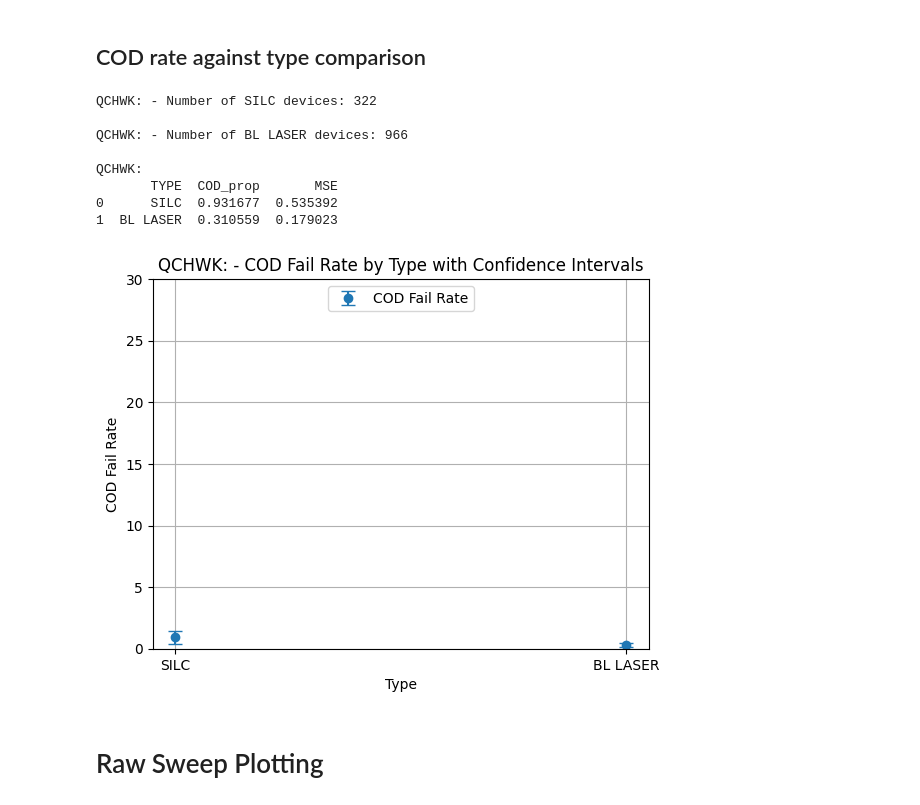
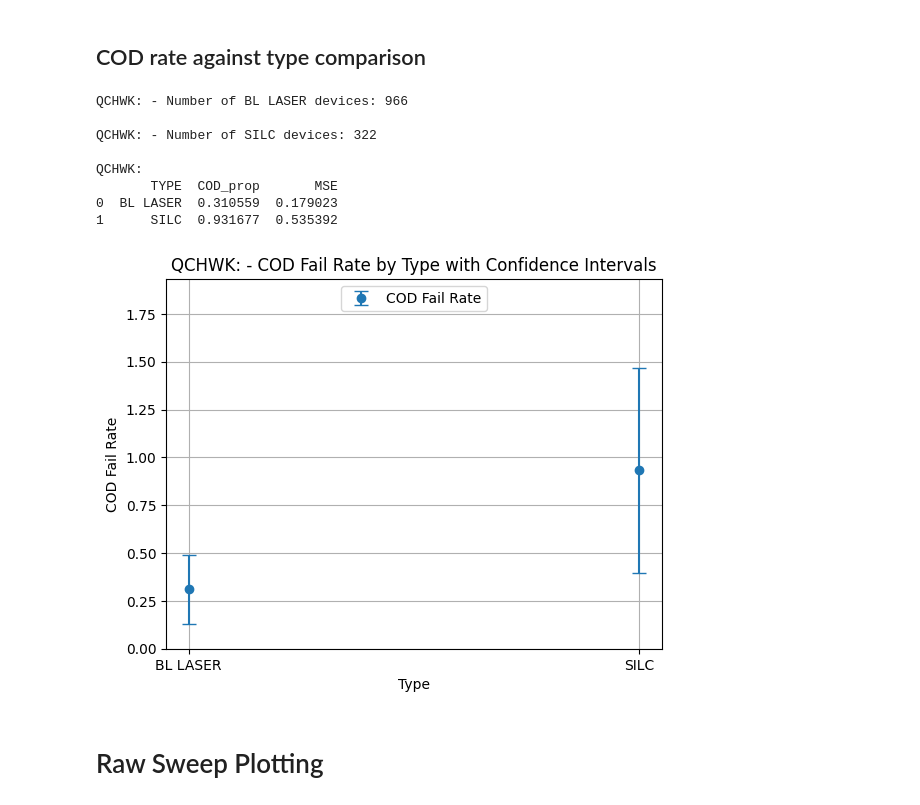
Before and after one commit to VadanKhan/liv-cod-algorithm, a Jupyter notebook: liv_cod_algorithm/cod_algorithm.ipynb, the cells around one changed output. Cells and saved outputs as stored; diff of their text form; code cells hidden in the pictures.

```diff
--- a/liv_cod_algorithm/cod_algorithm.ipynb
+++ b/liv_cod_algorithm/cod_algorithm.ipynb
@@ -66,11 +66,9 @@ print(file_paths)
 - loops for every csv file chosen, and stores raw_sweep dataframes
 # %%
 # Transforming Raw File Code
-warnings.filterwarnings("ignore")
 
-raw_sweeps_tables = []
 
-for file_path in file_paths:
+def transform_raw_file(file_path, decoder_file_path):
     # Read the CSV file, skipping the first 19 rows
     df = pd.read_csv(file_path, skiprows=19)
     # Read the CSV file again to extract the second row
@@ -101,18 +99,13 @@ for file_path in file_paths:
     df_transposed.loc[-1] = new_columns  # Add the new row at the top
     df_transposed.index = df_transposed.index + 1  # Shift the index
     df_transposed = df_transposed.sort_index()  # Sort by index to place the new row at the top
-    # Display the first 10 rows of df_transposed
-    df_transposed.head(10)
-    # df_subset.head(10)
     # Split transposed table into Vf and PD data tables
     df_vf = df_transposed[df_transposed["Label"].str.contains("Vf")]
     df_pd = df_transposed[df_transposed["Label"].str.contains("PD")]
-    # df_vf.head(10)
-    # df_pd.head(10)
     # Drop the 'Label' column
     df_vf.drop(columns=["Label"], inplace=True)
     df_pd.drop(columns=["Label"], inplace=True)
-    # learn data dimensions
+    # Learn data dimensions
     n_meas = df_vf.shape[0]
     print(f"Number of Current Measurements per Device: {n_meas}")
     n_devices = df_vf.shape[1]
@@ -125,7 +118,6 @@ for file_path in file_paths:
     df_concat_pd = pd.concat([df_pd[col] for col in df_pd.columns], ignore_index=True).to_frame(name="PD")
     # Cartesian join of Vf and PD data tables
     df_raw_sweeps = pd.concat([df_concat_vf, df_concat_pd], axis=1)
-    # df_raw_sweeps.head(270)
     # Add device coordinates from original RAW file
     if "TOUCHDOWN" in df.columns and "STX_WAFER_X_UM" in df.columns and "STX_WAFER_Y_UM" in df.columns:
         df_raw_sweeps = df_raw_sweeps.merge(df[["TOUCHDOWN", "STX_WAFER_X_UM", "STX_WAFER_Y_UM"]], on="TOUCHDOWN", how="left")
@@ -151,10 +143,19 @@ for file_path in file_paths:
     df_raw_sweeps["LDI_mA"] = [i % n_meas + 1 for i in range(len(df_raw_sweeps))]
     # Add a column for WAFER_ID with the wafer_id value repeated for every row
     df_raw_sweeps.insert(0, "WAFER_ID", wafer_id)
+    return df_raw_sweeps
+
+
+# Calling the code
+warnings.filterwarnings("ignore")
+raw_sweeps_tables = []
+
+for file_path in file_paths:
+    df_raw_sweeps = transform_raw_file(file_path, decoder_file_path)
     raw_sweeps_tables.append(df_raw_sweeps)
 
-# Display the first 10 rows of df_raw_sweeps
-raw_sweeps_tables[0].head(379500)
+# Display the first 10 rows of the first raw_sweeps table
+raw_sweeps_tables[0].head(10)
 # %% [output]
 Wafer ID: QCHWK
 Directory: c:\Users\762093\OneDrive - Seagate Technology\Documents\LIV\liv-cod-algorithm\LIV_Raw_Files
@@ -421,17 +420,15 @@ final_wafer_summary_table.to_csv(cod_summary_file_path / f"{summaryfile_name}_wa
 # %% [markdown]
 ## COD rate against type comparison
 # %%
-# Calculate the MSE error on the percentages using the proportion rule
 def calculate_mse(p, n):
     return np.sqrt((p * (1 - p)) / n)
 
 
-# Iterate over each raw sweeps dataframe in the list and calculate the MSE error on the percentages
-for cod_summary in device_summary_tables:
-    wafer_code = cod_summary["WAFER_ID"].iloc[0]
+def plot_cod_fail_rate(device_summary_table):
+    wafer_code = device_summary_table["WAFER_ID"].iloc[0]
     mse_data = []
-    for t in cod_summary["TYPE"].unique():
-        type_data = cod_summary[cod_summary["TYPE"] == t]
+    for t in device_summary_table["TYPE"].unique():
+        type_data = device_summary_table[device_summary_table["TYPE"] == t]
         type_cod_roll_eval_counts = type_data["COD_ROLL_EVAL"].value_counts()
 
         # Calculate proportions
@@ -446,39 +443,43 @@ for cod_summary in device_summary_tables:
         mse_data.append((t, cod_proportion, mse))
 
     # Convert to DataFrame for easier plotting
     mse_df = pd.DataFrame(mse_data, columns=["TYPE", "COD_prop", "MSE"])
     mse_df["COD_prop"] = mse_df["COD_prop"] * 100
     mse_df["MSE"] = mse_df["MSE"] * 100
 
     print(f"{wafer_code}: \n{mse_df}\n")
 
     # Plot COD fail rate against type with confidence intervals annotated
     plt.figure()
     plt.errorbar(
         mse_df["TYPE"],
         mse_df["COD_prop"],
         yerr=mse_df["MSE"],
         fmt="o",
         capsize=5,
         label="COD Fail Rate",
     )
     plt.xlabel("Type")
     plt.ylabel("COD Fail Rate")
-    plt.ylim([0, 30])
+    plt.ylim([0, mse_df["COD_prop"].max() + 1])  # Set max ylim dynamically
     plt.title(f"{wafer_code}: - COD Fail Rate by Type with Confidence Intervals")
     plt.legend(loc="upper center")
     plt.grid(True)
     plt.show()
+
+
+for device_summary_table in device_summary_tables:
+    plot_cod_fail_rate(device_summary_table)
 # %% [output]
+QCHWK: - Number of BL LASER devices: 966
+
 QCHWK: - Number of SILC devices: 322
-
-QCHWK: - Number of BL LASER devices: 966
 
 QCHWK:
        TYPE  COD_prop       MSE
-0      SILC  0.931677  0.535392
-1  BL LASER  0.310559  0.179023
+0  BL LASER  0.310559  0.179023
+1      SILC  0.931677  0.535392
-[figure, old version]
+[figure, new version]
 # %% [markdown]
 # Raw Sweep Plotting
 # %%
```
Also changed, not shown: parts of 4 cells of this notebook, 3 other files.
